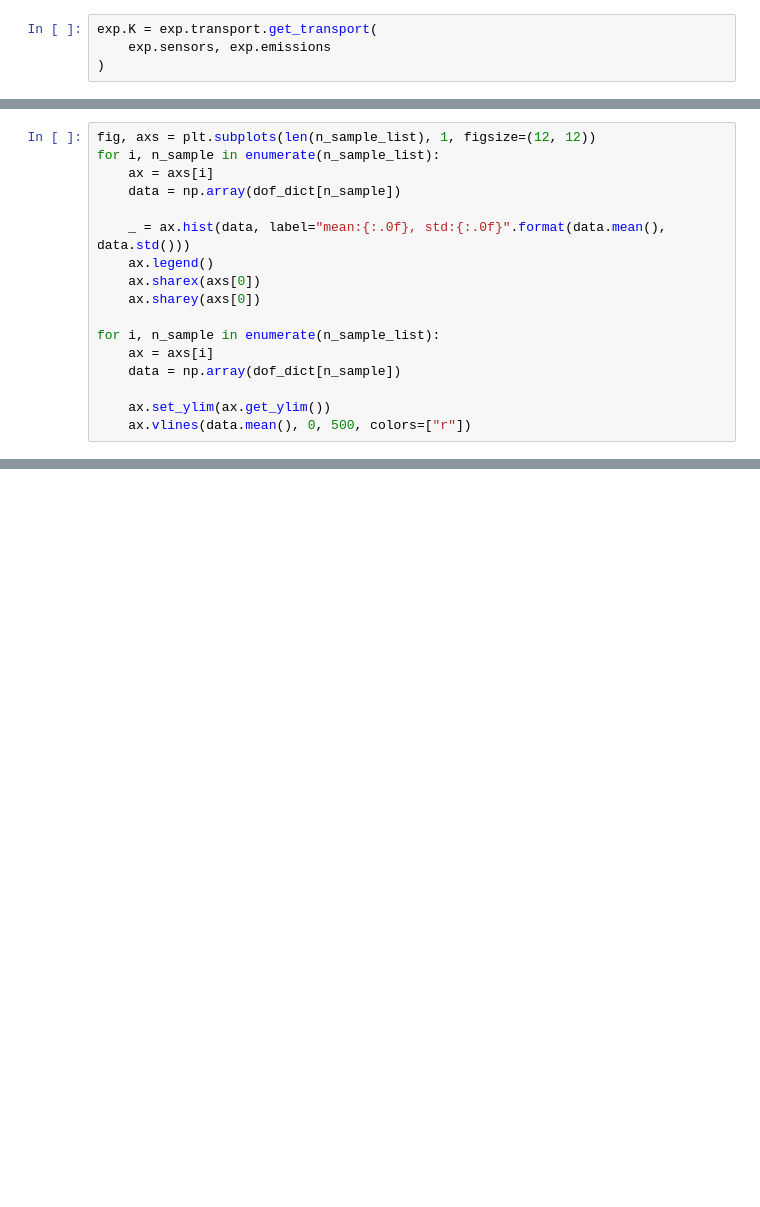
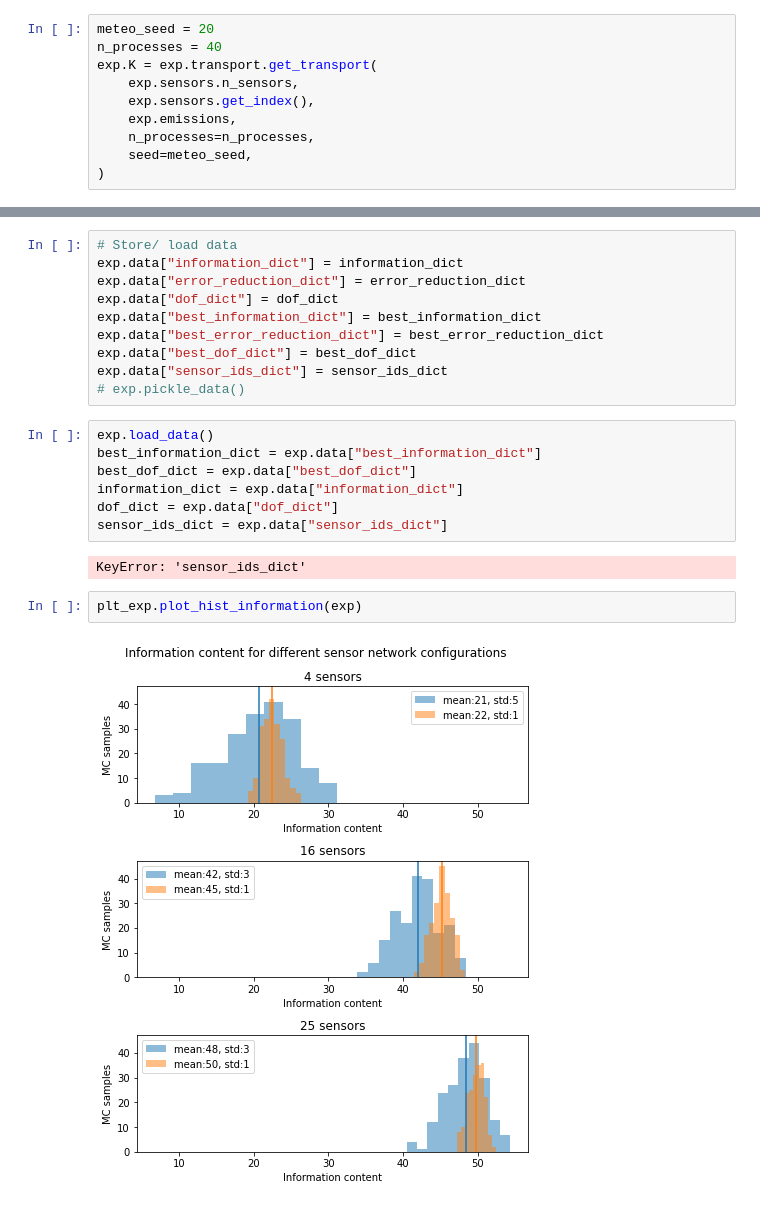
Before and after one commit to ATMO-IUP-UHEI/Experiments, a Jupyter notebook: experiments/sensor_placement/testing.ipynb, the cells around one changed output, grey strips where cells are left out. Cells and saved outputs as stored; diff of their text form; blank space fills up the shorter version.

```diff
--- a/experiments/sensor_placement/testing.ipynb
+++ b/experiments/sensor_placement/testing.ipynb
@@ -16,4 +31,10 @@ exp = SensorPlacement(config_path)
 # %%
+meteo_seed = 20
+n_processes = 40
 exp.K = exp.transport.get_transport(
-    exp.sensors, exp.emissions
+    exp.sensors.n_sensors,
+    exp.sensors.get_index(),
+    exp.emissions,
+    n_processes=n_processes,
+    seed=meteo_seed,
 )
@@ -72,17 +86,0 @@ for i, n_sample in enumerate(n_sample_list):
-# %%
-fig, axs = plt.subplots(len(n_sample_list), 1, figsize=(12, 12))
-for i, n_sample in enumerate(n_sample_list):
-    ax = axs[i]
-    data = np.array(dof_dict[n_sample])
-
-    _ = ax.hist(data, label="mean:{:.0f}, std:{:.0f}".format(data.mean(), data.std()))
-    ax.legend()
-    ax.sharex(axs[0])
-    ax.sharey(axs[0])
-
-for i, n_sample in enumerate(n_sample_list):
-    ax = axs[i]
-    data = np.array(dof_dict[n_sample])
-
-    ax.set_ylim(ax.get_ylim())
-    ax.vlines(data.mean(), 0, 500, colors=["r"])
@@ -90,0 +133,23 @@ for i, n_sample in enumerate(n_sample_list):
+# %%
+# Store/ load data
+exp.data["information_dict"] = information_dict
+exp.data["error_reduction_dict"] = error_reduction_dict
+exp.data["dof_dict"] = dof_dict
+exp.data["best_information_dict"] = best_information_dict
+exp.data["best_error_reduction_dict"] = best_error_reduction_dict
+exp.data["best_dof_dict"] = best_dof_dict
+exp.data["sensor_ids_dict"] = sensor_ids_dict
+# exp.pickle_data()
+# %%
+exp.load_data()
+best_information_dict = exp.data["best_information_dict"]
+best_dof_dict = exp.data["best_dof_dict"]
+information_dict = exp.data["information_dict"]
+dof_dict = exp.data["dof_dict"]
+sensor_ids_dict = exp.data["sensor_ids_dict"]
+# %% [output]
+KeyError: 'sensor_ids_dict'
+# %%
+plt_exp.plot_hist_information(exp)
+# %% [output]
+[figure, added]
```
Also changed, not shown: parts of 25 cells of this notebook, 29 other files.
